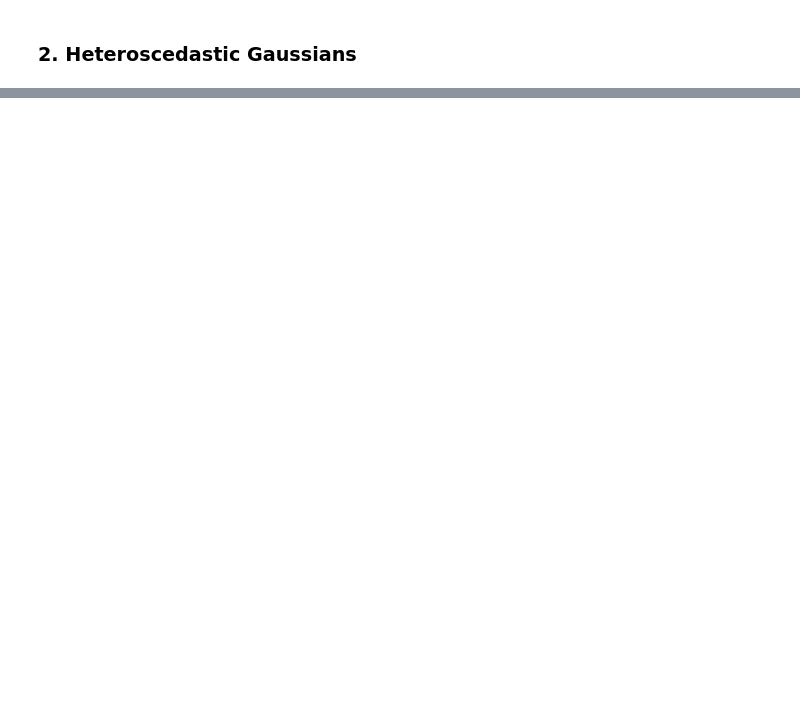
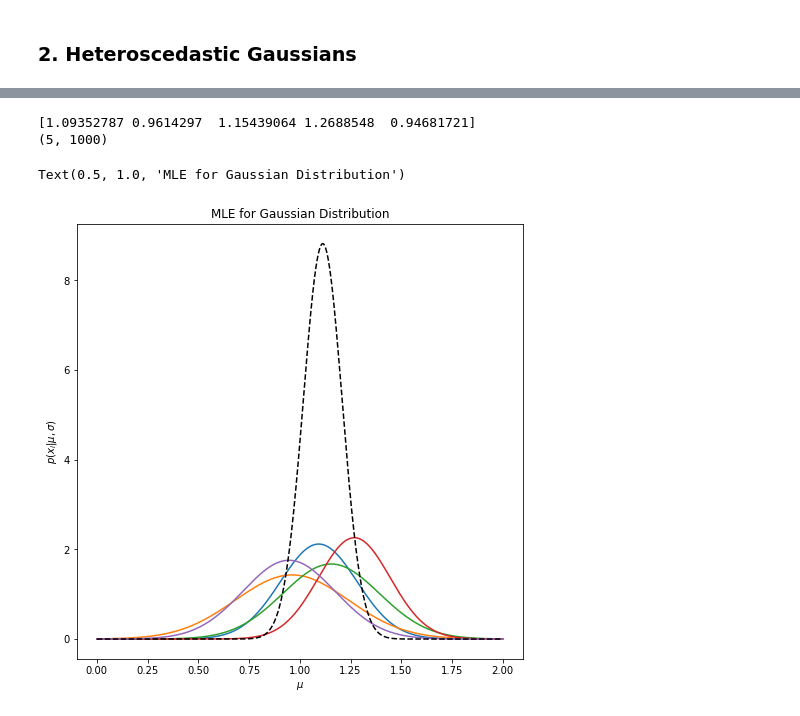
Before and after one commit to olli-e-benji/Astrostatistics-and-Machine-Learning-2023, a Jupyter notebook: working/L05_QuasarPosition.ipynb, the cells around one changed output, grey strips where cells are left out. Cells and saved outputs as stored; diff of their text form; code cells hidden in the pictures; blank space fills up the shorter version.

```diff
--- a/working/L05_QuasarPosition.ipynb
+++ b/working/L05_QuasarPosition.ipynb
@@ -35,0 +68,35 @@ plt.show()
+# %%
+N = 5
+mu = 1
+sigma = norm(0.2,0.05).rvs(N)
+np.random.seed(42) # If you don't understand why 42, take a crash course in pop culture!
+sample = np.concatenate([norm(mu,s).rvs(1) for s in sigma])
+print(sample)
+
+xgrid = np.linspace(0,2,1000)
+
+
+Ls = np.array([norm.pdf(xgrid,loc=s,scale=ss) for s,ss in zip(sample,sigma)])
+
+print(Ls.shape)
+
+L = np.prod(Ls,axis=0)
+
+fig, ax = plt.subplots(figsize=(8, 8))
+
+
+for thisL in Ls:
+    plt.plot(xgrid, thisL, ls='-')
+
+plt.plot(xgrid, L, ls='--', c='black', label=r'$L(\{x\})$')
+
+#plt.xlim(0.2, 1.8)
+#plt.ylim(0, 8.0)
+plt.xlabel('$\mu$') #Leave out or adjust if no latex
+plt.ylabel(r'$p(x_i|\mu,\sigma)$') #Leave out or adjust if no latex
+plt.title('MLE for Gaussian Distribution')
+# %% [output]
+[1.09352787 0.9614297  1.15439064 1.2688548  0.94681721]
+(5, 1000)
+Text(0.5, 1.0, 'MLE for Gaussian Distribution')
+[figure, added]
```
Also changed, not shown: parts of 4 cells of this notebook.
